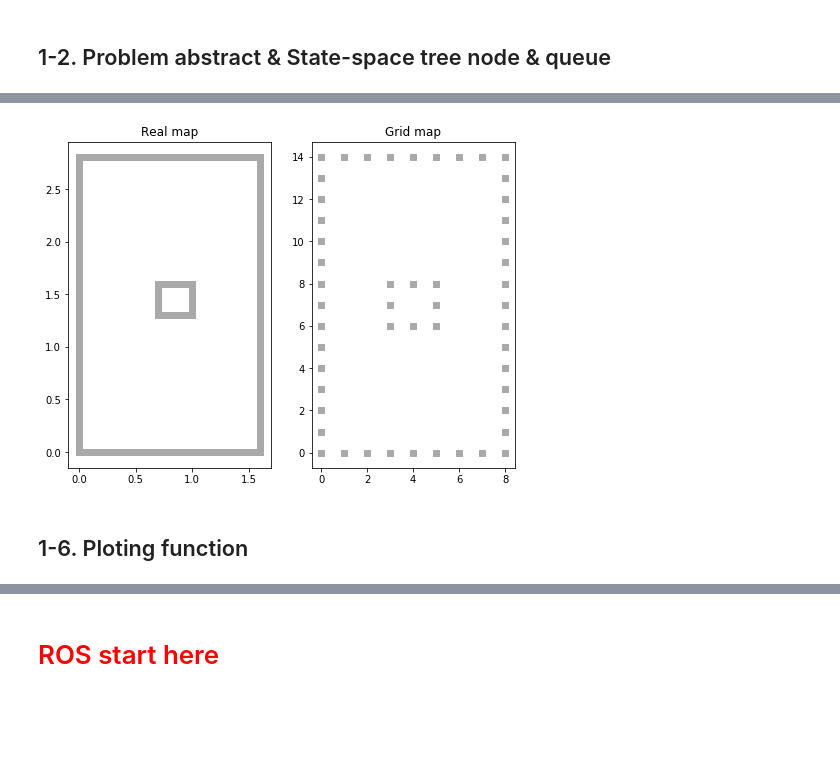
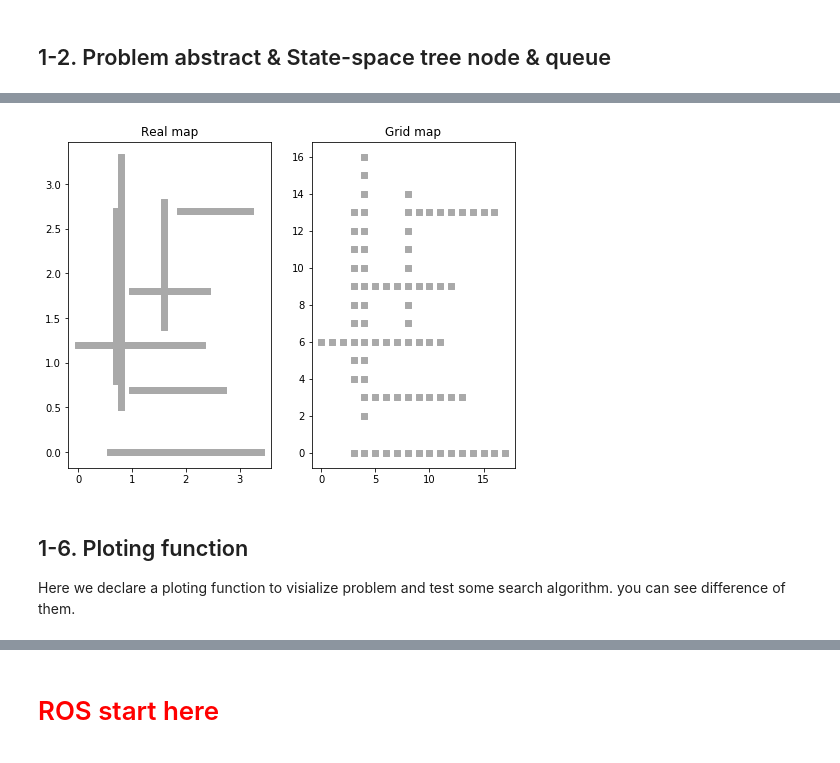
Before and after one commit to OpenPPAT/hcc-2019-lab3, a Jupyter notebook: topic1_astar_path_planning.ipynb, the cells around one changed output, grey strips where cells are left out. Drawn from its saved outputs; the diff is of its cells as text; code cells hidden in the pictures; blank space fills up the shorter version.

```diff
--- a/topic1_astar_path_planning.ipynb
+++ b/topic1_astar_path_planning.ipynb
@@ -171,21 +175,15 @@ class GridProblem(Problem):
                          grid_size=grid_size, veh_size=veh_size, MAP_RANGE=MAP_RANGE, **kwds)
 
 
-        if not self.is_state_safe(self.initial) or not self.is_state_safe(self.goal):
-            rospy.loginfo('Initial point:{} or goal:{} is out of range {}~{} m'.format( \
+        if not self.is_state_safe(self.goal):
+            raise ValueError('Initial point:{} or goal:{} is out of range {}~{} m'.format( \
                                 self.initial, self.goal, self.veh_size, \
                                 (self.MAP_RANGE[0]-self.veh_size[0], self.MAP_RANGE[1]-self.veh_size[1])))
 
-
-#         self.directions = [(-1, -1), (0, -1), (1, -1),
-#                         (-1, 0),           (1,  0),
-#                         (-1, +1), (0, +1), (1, +1)]
-
-        self.directions = [(0, -1),
-                        (-1, 0),           (1,  0),
-                        (0, +1),]
+        self.directions = [(0, -1), (-1, 0), (1,  0), (0, +1)]
 
         self.gridmap = set()
+
         self.to_grid = lambda state: (int(state[0]*10/self.grid_size/10), int(state[1]*10/self.grid_size/10))
         self.generate_gridmap()
 
@@ -233,7 +233,7 @@ def straight_line_distance(point1, point2):
     return abs(complex(*point1) - complex(*point2))
 
 
-def random_lines(X=range(15), Y=range(6), N=150, lengths=range(6, 12), dirs=((0, 1), (1, 0))):
+def random_lines(X=np.arange(0, 2, 0.1), Y=np.arange(0, 3, 0.1), N=10, lengths=np.arange(1, 3, 0.1), dirs=((0, 1), (1, 0))):
     """Yield the cells in N random lines of the given lengths."""
     for _ in range(N):
         x, y = random.choice(X), random.choice(Y)
@@ -255,30 +255,37 @@ def add_block(x, y, len_x, len_y):
     for obj_line in line(x+len_x, y, 0, 1, len_y):
         yield obj_line
 
-def fixed_map():
+def fixed_map(obs_list=None, obs_size=(0.25, 0.25)):
     for obj_line in add_block(x=0, y=0, len_x=1.6, len_y=2.8):
         yield obj_line
     for obj_line in add_block(x=0.7, y=1.3, len_x=0.3, len_y=0.3):
         yield obj_line
+    if obs_list != None:
+        for obs in obs_list:
+            for obj_line in add_block(x=obs[0]-obs_size[0]/2, y=obs[1]-obs_size[1]/2, \
+                                          len_x=obs_size[0], len_y=obs_size[1]):
+                yield obj_line
 # %%
 # Difference between real map and grid map
-gp1 = GridProblem(grid_size=0.2, obstacles=fixed_map())
+gp1 = GridProblem(grid_size=0.2, obstacles=random_lines())
+
 plt.figure(figsize=(8, 6))
-
 plt.subplot(121)
 plt.title('Real map')
 obs_list = transpose(list(gp1.obstacles))
 plt.scatter(obs_list[0], obs_list[1], marker='s', color='darkgrey')
 
 plt.subplot(122)
 plt.title('Grid map')
 grid_list = transpose(list(gp1.gridmap))
 plt.scatter(grid_list[0], grid_list[1], marker='s', color='darkgrey')
 plt.show()
 # %% [output]
-[figure, old version]
+[figure, new version]
-# %% [markdown]
-## 1-6. Ploting function
+# %% [markdown]
+## 1-6. Ploting function
+
+Here we declare a ploting function to visialize problem and test some search algorithm. you can see difference of them.
 # %%
 def plot_grid_problem(grid_problem, solution, reached=(), title='Search'):
     "Use matplotlib to plot the grid, obstacles, solution, and reached."
```
Also changed, not shown: parts of 12 cells of this notebook, 8 other files.
